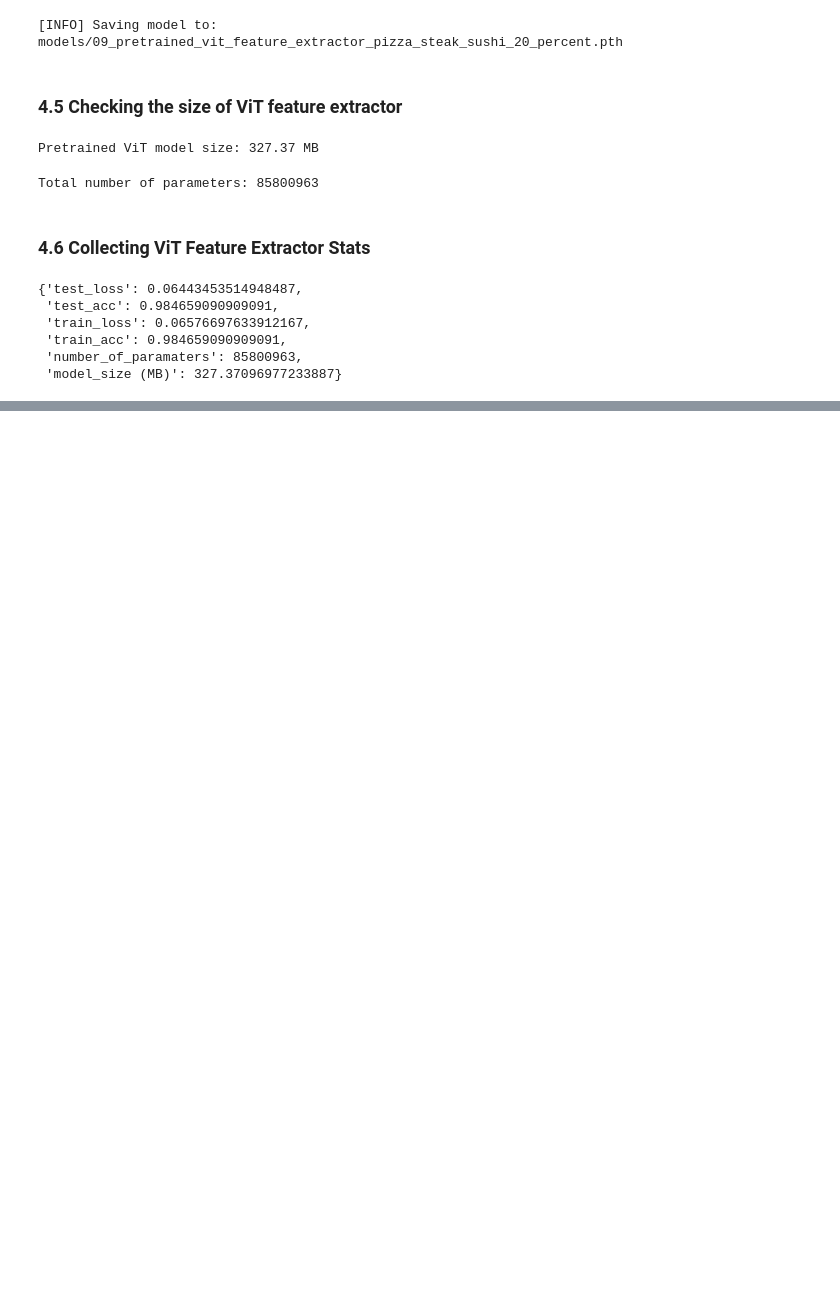
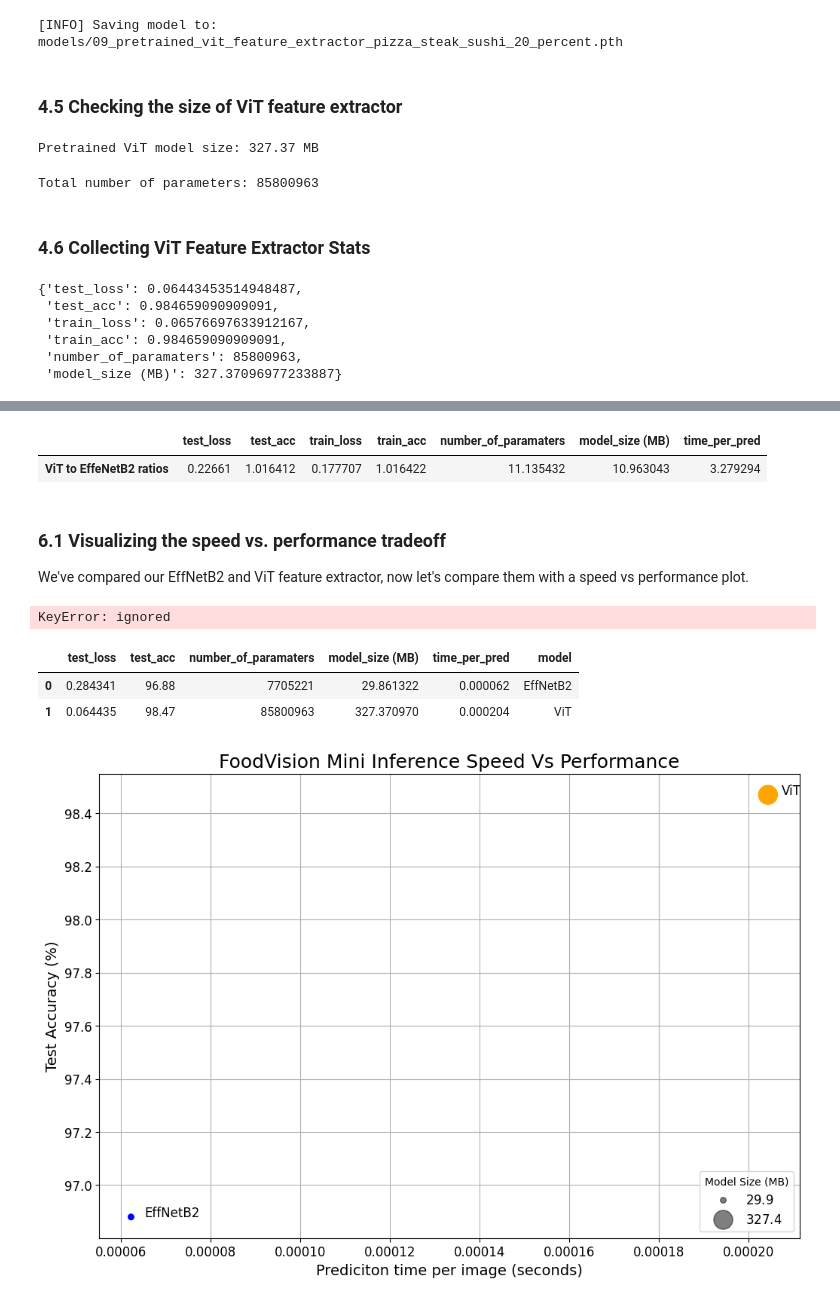
Before and after one commit to gauthiermartin/deeplearning-with-pytorch-course, a Jupyter notebook: 09_pytorch_model_deployment.ipynb, the cells around one changed output, grey strips where cells are left out. Saved outputs shown, nothing was run; the diff lists cells and outputs as text; code cells hidden in the pictures; blank space fills up the shorter version.

```diff
--- a/09_pytorch_model_deployment.ipynb
+++ b/09_pytorch_model_deployment.ipynb
@@ -541,0 +717,4 @@ vit_stats
+# %%
+# Find the average time per prediciton
+vit_average_time_per_pred = round(vit_pred_test_df.time_for_pred.mean(), 4)
+print(f"Average time per prediciton: {vit_average_time_per_pred} seconds")
@@ -541,0 +723,3 @@ vit_stats
+# %%
+vit_stats["time_per_pred"] = vit_average_time_per_pred
+vit_stats
@@ -541,0 +764,61 @@ vit_stats
+# %%
+# Compare ViT to EffNetB2 accross different characteristics
+pd.DataFrame(data = df.set_index("model").loc["ViT"] / df.set_index("model").loc["EffNetB2"],
+             columns=["ViT to EffeNetB2 ratios"]).T
+# %% [output]
+|  | test_loss | test_acc | train_loss | train_acc | number_of_paramaters | model_size (MB) | time_per_pred |
+| ViT to EffeNetB2 ratios | 0.22661 | 1.016412 | 0.177707 | 1.016422 | 11.135432 | 10.963043 | 3.279294 |
+# %% [markdown]
+### 6.1 Visualizing the speed vs. performance tradeoff
+
+We've compared our EffNetB2 and ViT feature extractor, now let's compare them with a speed vs performance plot.
+# %%
+df = df.drop(columns=["train_loss", "train_acc"])
+# %% [output]
+KeyError: ignored
+# %%
+df
+# %% [output]
+|  | test_loss | test_acc | number_of_paramaters | model_size (MB) | time_per_pred | model |
+| 0 | 0.284341 | 96.88 | 7705221 | 29.861322 | 0.000062 | EffNetB2 |
+| 1 | 0.064435 | 98.47 | 85800963 | 327.370970 | 0.000204 | ViT |
+# %%
+# 1. Create a plit from model comparaison dataframe
+import matplotlib.pyplot as plt
+fig, ax = plt.subplots(figsize=(12, 8))
+scatter = ax.scatter(
+    data=df,
+    x="time_per_pred",
+    y="test_acc",
+    c=["blue", "orange"],
+    s="model_size (MB)",
+)
+
+# 2. Add titles and labels
+ax.set_title("FoodVision Mini Inference Speed Vs Performance", fontsize=18)
+ax.set_xlabel("Prediciton time per image (seconds)", fontsize=14)
+ax.set_ylabel("Test Accuracy (%)", fontsize=14)
+ax.tick_params(axis="both", labelsize=12)
+ax.grid(True)
+
+# 3. Annotate the samples on the scatter plot
+for index, row in df.iterrows():
+    ax.annotate(
+        text=row["model"],
+        xy=(row["time_per_pred"] + 0.000003, row["test_acc"]),
+        size=12)
+
+# 4. Create a legend based on the model size
+handles, labels = scatter.legend_elements(prop="sizes", alpha=0.5)
+model_size_legend = ax.legend(
+    handles,
+    labels,
+    loc="lower right",
+    title="Model Size (MB)",
+    fontsize=12
+)
+
+# Save the figure
+plt.savefig("images/09-foodvision-mini-inference-speed-vs-performance.png")
+# %% [output]
+[figure, added]
```
Also changed, not shown: parts of 28 cells of this notebook.
